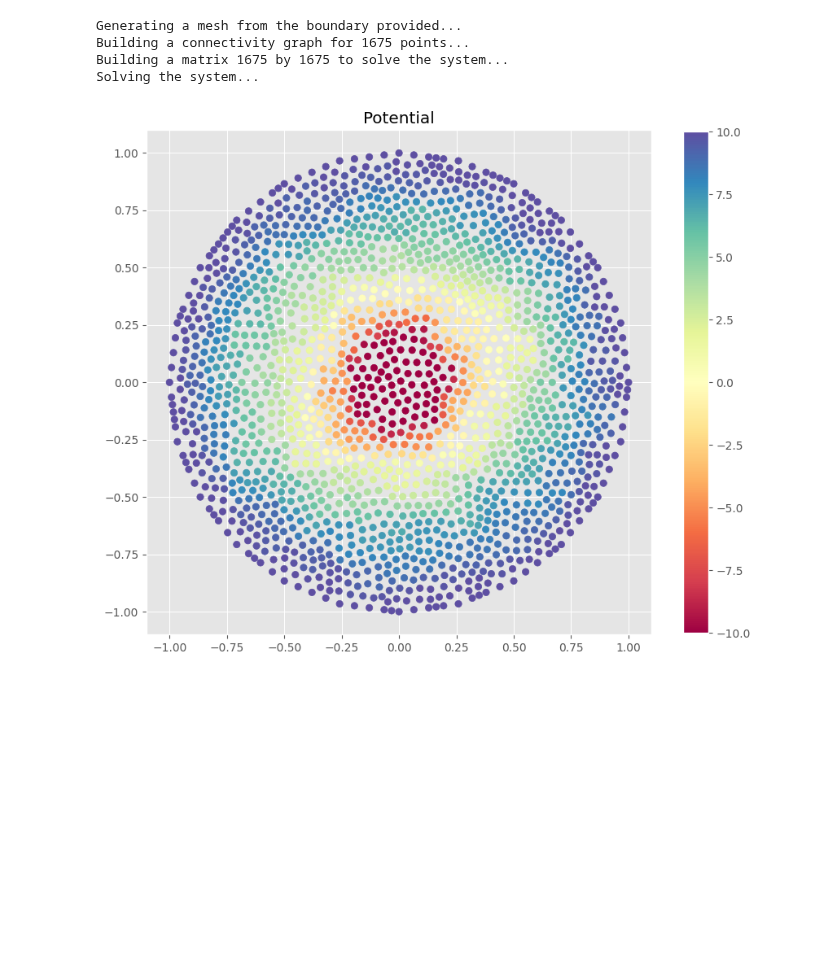
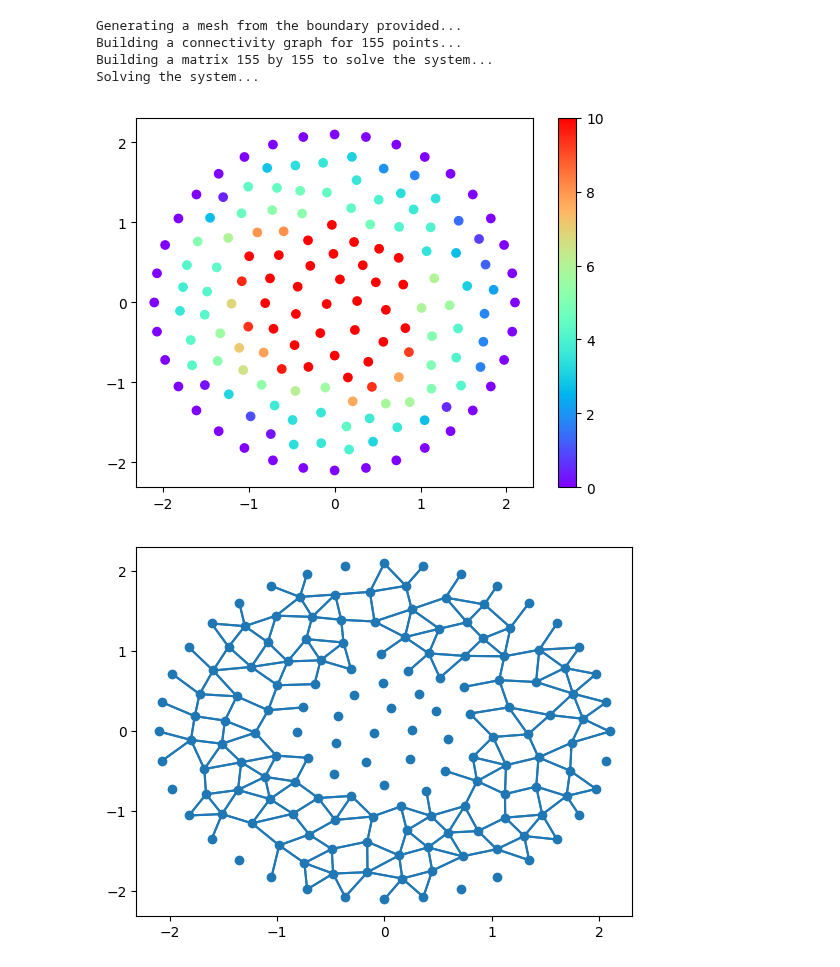
Before and after one commit to emmanuellfc/EM_Tufts_Fall2023, a Jupyter notebook: GeneralFiniteDifferences.ipynb, the cells around one changed output. Drawn from its saved outputs; the diff is of its cells as text; code cells hidden in the pictures; blank space fills up the shorter version.

```diff
--- a/GeneralFiniteDifferences.ipynb
+++ b/GeneralFiniteDifferences.ipynb
@@ -221,9 +223,9 @@ def stupid_boundary(point: MeshPoint) -> Optional[float]:
   return None
 
 def circle_boundary(point: MeshPoint) -> Optional[float]:
-  radius = math.sqrt( math.pow( point.pos[0],2 ) + math.pow( point.pos[1],2 ) )
-  if radius > 0.95: return 10
-  if radius < 0.20: return -10
+  radius = np.linalg.norm([point.pos[0],point.pos[1]])
+  if radius <= 1: return 10
+  if radius >= 2: return 0
   return None
 
 # Make a new solver object.
@@ -235,42 +237,45 @@ solution.inform_with_boundary_conditions(circle_boundary)
 
 # Have the solver sample points within the edges.
 #solution.make_points_from_boundary(box_generator())
-solution.make_points_from_boundary(circle_generator())
+solution.make_points_from_boundary(circle_generator(radius=2.1,npoints=36))
 
 # Visualize the distribution.
 #plt.subplot(121)
 #plt.scatter([ loc[0] for loc in solution.all_points ],[ loc[1] for loc in solution.all_points ])
 
 # Form the internal graph data structure.
 solution.make_graph_from_points()
 
 #plt.subplot(122)
 #nx.draw(solution.graph)
 
 # Generate the systems matrix that represents the linear set of equations to solve.
 solution.make_systems_matrix()
 
 # Print the systems matrix and rhs vector.
 #with np.printoptions(threshold=np.inf):
 #print(solution.systems_matrix)
 #print(solution.systems_rhs)
 
 # Tell the solver to try and solve the systems matrix.
 solution.solve_systems_matrix()
 
 # Print the solution vector.
 #print(solution.solution)
 
 # Plot the distribution with color indicating potential at that point.
-#plt.subplot(122
+#plt.subplot(122)
+plt.scatter([ pt.pos[0] for pt in solution.all_points ],
+            [ pt.pos[1] for pt in solution.all_points ],
+          c=[ pt.pot    for pt in solution.all_points ],
+            cmap='rainbow')
+plt.colorbar()
+
+solution.draw_connectivity()
 # %% [output]
 Generating a mesh from the boundary provided...
-Building a connectivity graph for 1675 points...
-Building a matrix 1675 by 1675 to solve the system...
+Building a connectivity graph for 155 points...
+Building a matrix 155 by 155 to solve the system...
 Solving the system...
+[figure, added]
+[figure, added]
-# %%
-x = [pt.pos[0] for pt in solution.all_points]
-y = [pt.pos[1] for pt in solution.all_points]
-PlotSolution(x, y)
-# %% [output]
-[figure, removed]
```
Also changed, not shown: parts of 6 cells of this notebook.
